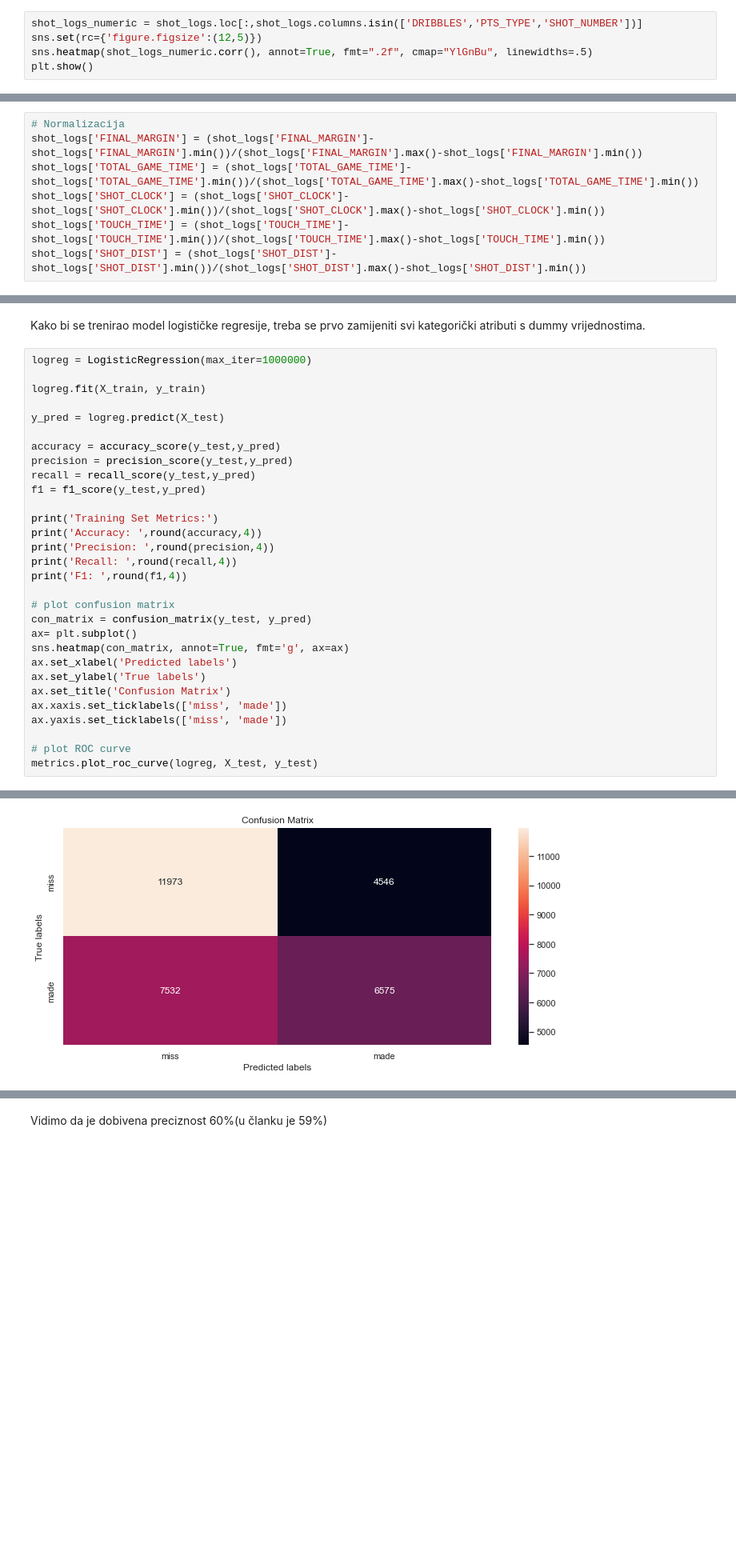
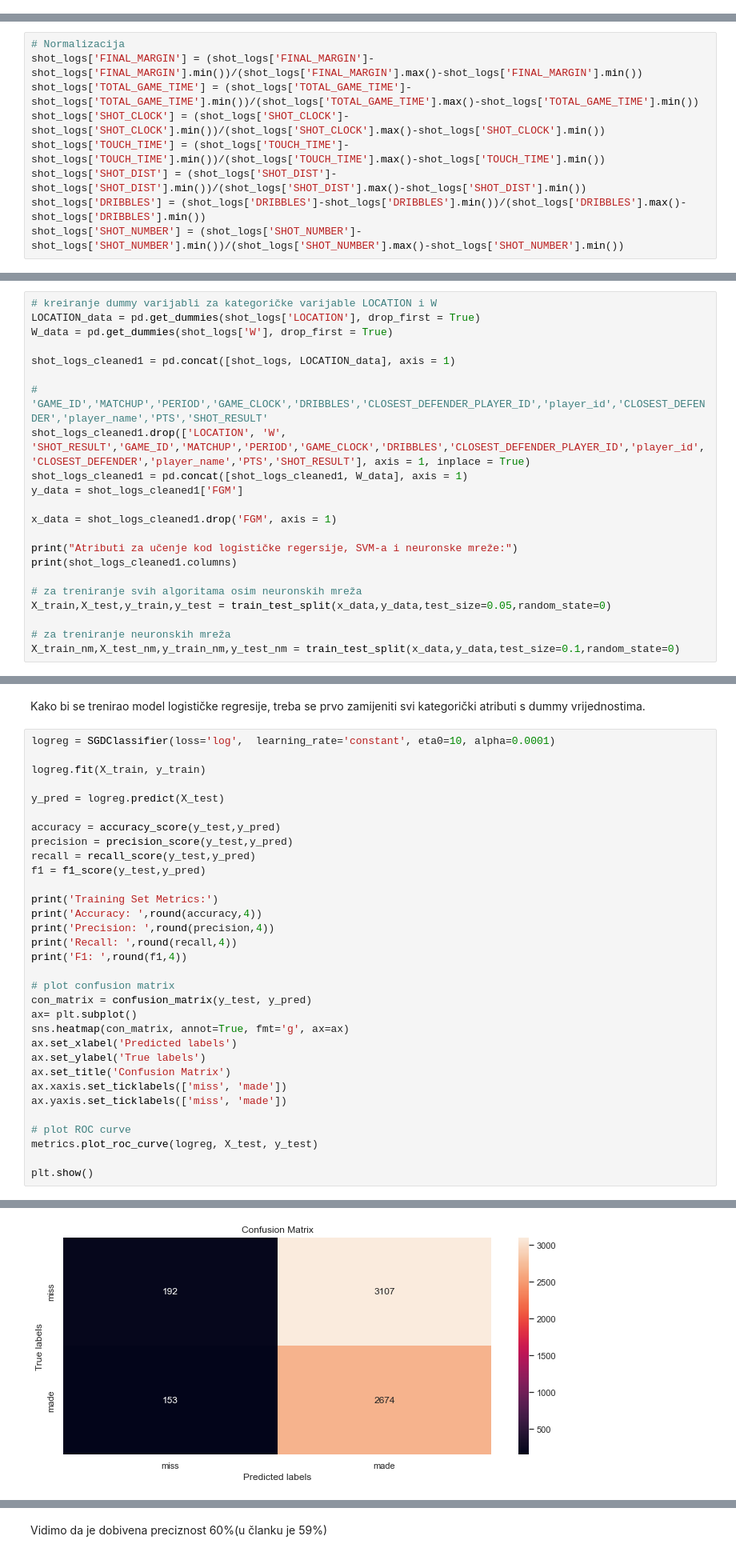
Before and after one commit to MladenDzida/NBA-Shot-Prediction, a Jupyter notebook: nba_shot_prediction.ipynb, the cells around one changed output, grey strips where cells are left out. Shown at 80% size. Cells and saved outputs as stored; diff of their text form; blank space fills up the shorter version.

```diff
--- a/nba_shot_prediction.ipynb
+++ b/nba_shot_prediction.ipynb
@@ -244,5 +209,0 @@ Name: CLOSEST_DEFENDER, Length: 473, dtype: int64
-# %%
-shot_logs_numeric = shot_logs.loc[:,shot_logs.columns.isin(['DRIBBLES','PTS_TYPE','SHOT_NUMBER'])]
-sns.set(rc={'figure.figsize':(12,5)})
-sns.heatmap(shot_logs_numeric.corr(), annot=True, fmt=".2f", cmap="YlGnBu", linewidths=.5)
-plt.show()
@@ -375,6 +325,8 @@ shot_logs['TOTAL_GAME_TIME'] = (shot_logs['TOTAL_GAME_TIME']-shot_logs['TOTAL_GA
 shot_logs['SHOT_CLOCK'] = (shot_logs['SHOT_CLOCK']-shot_logs['SHOT_CLOCK'].min())/(shot_logs['SHOT_CLOCK'].max()-shot_logs['SHOT_CLOCK'].min())
 shot_logs['TOUCH_TIME'] = (shot_logs['TOUCH_TIME']-shot_logs['TOUCH_TIME'].min())/(shot_logs['TOUCH_TIME'].max()-shot_logs['TOUCH_TIME'].min())
 shot_logs['SHOT_DIST'] = (shot_logs['SHOT_DIST']-shot_logs['SHOT_DIST'].min())/(shot_logs['SHOT_DIST'].max()-shot_logs['SHOT_DIST'].min())
+shot_logs['DRIBBLES'] = (shot_logs['DRIBBLES']-shot_logs['DRIBBLES'].min())/(shot_logs['DRIBBLES'].max()-shot_logs['DRIBBLES'].min())
+shot_logs['SHOT_NUMBER'] = (shot_logs['SHOT_NUMBER']-shot_logs['SHOT_NUMBER'].min())/(shot_logs['SHOT_NUMBER'].max()-shot_logs['SHOT_NUMBER'].min())
 # %% [markdown]
 Pogledajmo sada box plot-ove za sve atribute.
 # %%
@@ -462,0 +392,22 @@ Index([   'FINAL_MARGIN',     'SHOT_NUMBER',      'SHOT_CLOCK',
+# %%
+# kreiranje dummy varijabli za kategoričke varijable LOCATION i W
+LOCATION_data = pd.get_dummies(shot_logs['LOCATION'], drop_first = True)
+W_data = pd.get_dummies(shot_logs['W'], drop_first = True)
+
+shot_logs_cleaned1 = pd.concat([shot_logs, LOCATION_data], axis = 1)
+
+# 'GAME_ID','MATCHUP','PERIOD','GAME_CLOCK','DRIBBLES','CLOSEST_DEFENDER_PLAYER_ID','player_id','CLOSEST_DEFENDER','player_name','PTS','SHOT_RESULT'
+shot_logs_cleaned1.drop(['LOCATION', 'W', 'SHOT_RESULT','GAME_ID','MATCHUP','PERIOD','GAME_CLOCK','DRIBBLES','CLOSEST_DEFENDER_PLAYER_ID','player_id','CLOSEST_DEFENDER','player_name','PTS','SHOT_RESULT'], axis = 1, inplace = True)
+shot_logs_cleaned1 = pd.concat([shot_logs_cleaned1, W_data], axis = 1)
+y_data = shot_logs_cleaned1['FGM']
+
+x_data = shot_logs_cleaned1.drop('FGM', axis = 1)
+
+print("Atributi za učenje kod logističke regersije, SVM-a i neuronske mreže:")
+print(shot_logs_cleaned1.columns)
+
+# za treniranje svih algoritama osim neuronskih mreža
+X_train,X_test,y_train,y_test = train_test_split(x_data,y_data,test_size=0.05,random_state=0)
+
+# za treniranje neuronskih mreža
+X_train_nm,X_test_nm,y_train_nm,y_test_nm = train_test_split(x_data,y_data,test_size=0.1,random_state=0)
@@ -465,7 +421,7 @@ Index([   'FINAL_MARGIN',     'SHOT_NUMBER',      'SHOT_CLOCK',
 # %% [markdown]
 Kako bi se trenirao model logističke regresije, treba se prvo zamijeniti svi kategorički atributi s dummy vrijednostima.
 # %%
-logreg = LogisticRegression(max_iter=1000000)
+logreg = SGDClassifier(loss='log',  learning_rate='constant', eta0=10, alpha=0.0001)
 
 logreg.fit(X_train, y_train)
 
@@ -494,5 +450,7 @@ ax.yaxis.set_ticklabels(['miss', 'made'])
 
 # plot ROC curve
 metrics.plot_roc_curve(logreg, X_test, y_test)
+
+plt.show()
 # %% [output]
 Training Set Metrics:
@@ -504 +461 @@ F1:  0.5212
-[figure, old version]
+[figure, new version]
```
Also changed, not shown: parts of 39 cells of this notebook.
